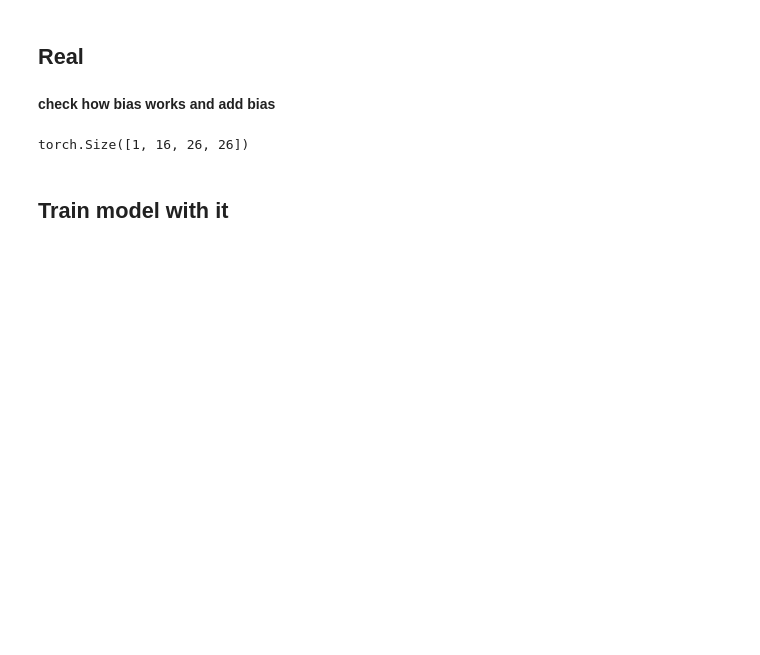
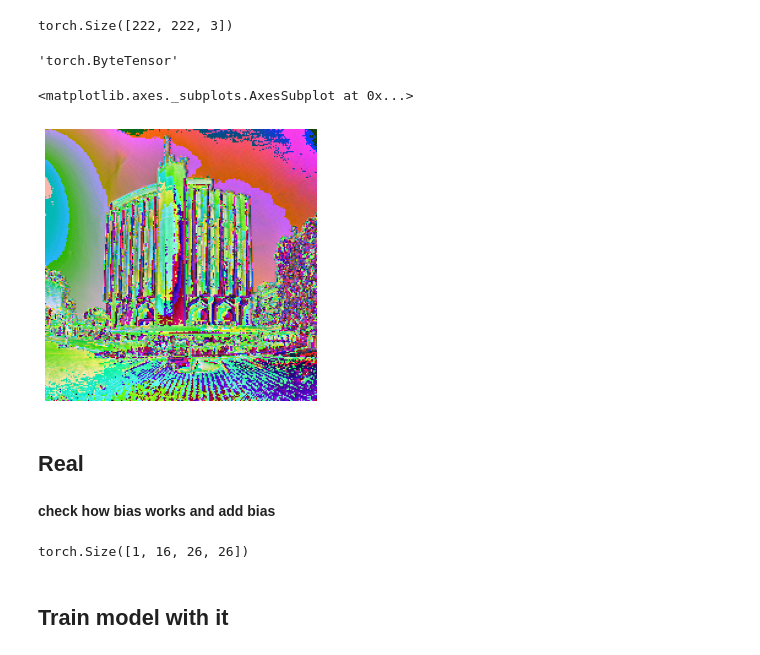
Before and after one commit to asiedubrempong/fastai-experiments, a Jupyter notebook: foundations/cnn_from_scratch.ipynb, the cells around one changed output. Drawn from its saved outputs; the diff is of its cells as text; code cells hidden in the pictures; blank space fills up the shorter version.

```diff
--- a/foundations/cnn_from_scratch.ipynb
+++ b/foundations/cnn_from_scratch.ipynb
@@ -23,0 +50,4 @@ torch.Size([5, 27, 961])
+# %%
+# insert empty batch dimension and apply unfold
+im_unf = unfold(img_tensor[None])
+im_unf.shape # size of output
@@ -23,0 +58,3 @@ torch.Size([5, 27, 961])
+# %%
+# shape of weight matrix is : out_channels * in_channels * kernel_size
+weights = torch.randn((3, 3, 3, 3))
@@ -38,5 +73,5 @@ torch.Size([5, 961, 32])
 # %%
-fold = nn.Fold((31, 31), (1, 1))
+fold = nn.Fold((222, 222), (1, 1))
 # %%
 results = fold(convolve.transpose(1,2))
 results.shape
@@ -44,0 +80,16 @@ torch.Size([5, 32, 31, 31])
+# %%
+e = results.squeeze(0).byte().T
+# %%
+e.shape
+# %% [output]
+torch.Size([222, 222, 3])
+# %%
+e.type()
+# %% [output]
+'torch.ByteTensor'
+# %%
+a = PILImageBW.create(e)
+a.show()
+# %% [output]
+<matplotlib.axes._subplots.AxesSubplot at 0x...>
+[figure, added]
```
Also changed, not shown: parts of 37 cells of this notebook, 4 other files.
